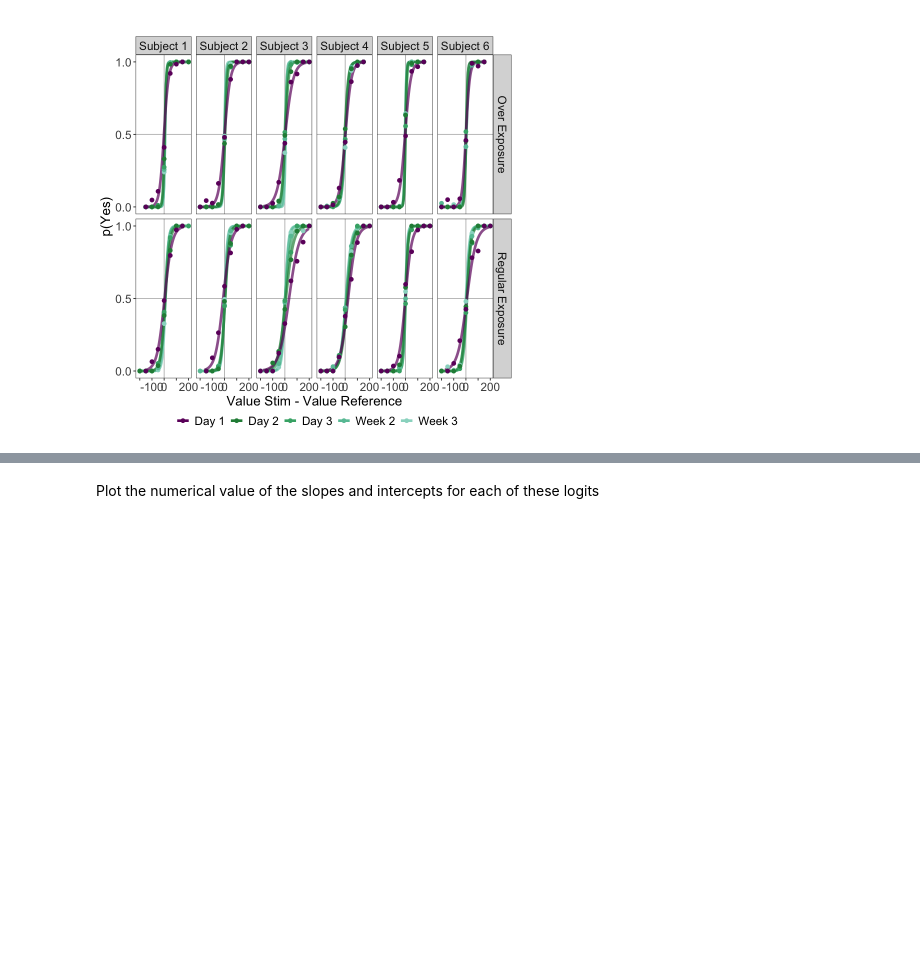
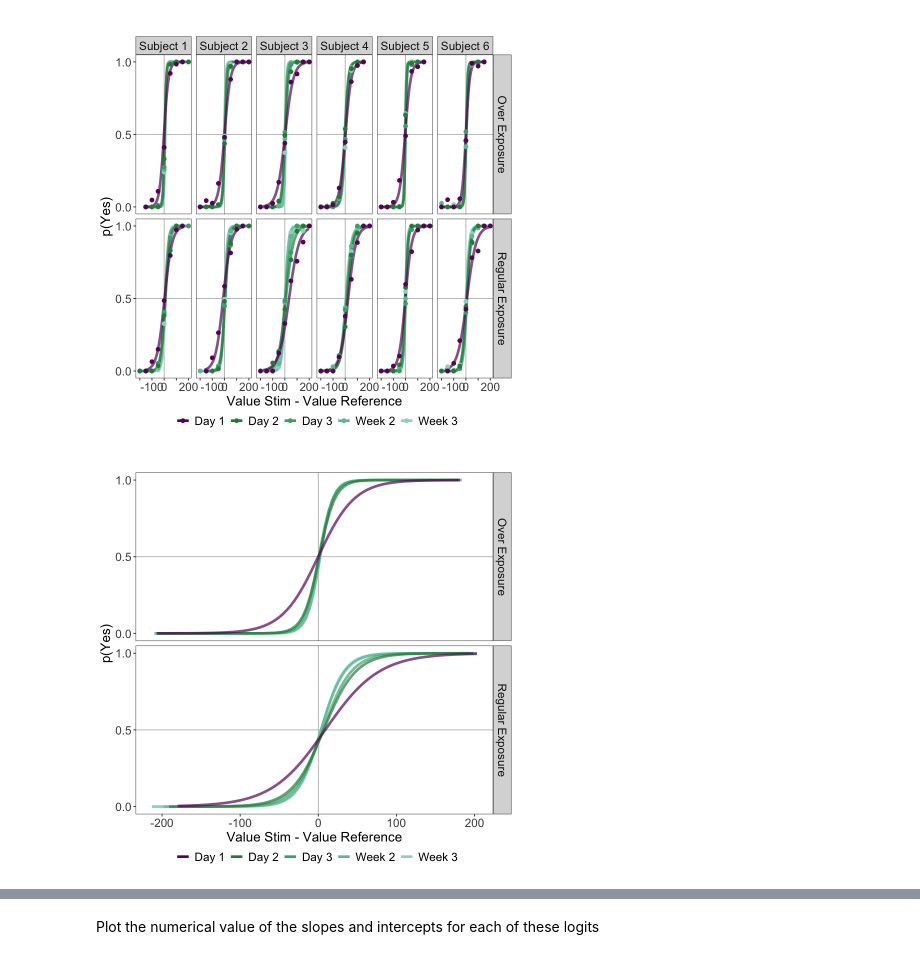
Before and after one commit to zenkavi/NovelVsRepeated, a Jupyter notebook: behavior/analysis/NB18_ISDN_talk.ipynb, the cells around one changed output, grey strips where cells are left out. Drawn from its saved outputs; the diff is of its cells as text; code cells hidden in the pictures; blank space fills up the shorter version.

Commit message:
added new figures to walkl through in talk

```diff
--- a/behavior/analysis/NB18_ISDN_talk.ipynb
+++ b/behavior/analysis/NB18_ISDN_talk.ipynb
@@ -177,3 +170,32 @@ Warning message:
 Warning message:
 "glm.fit: fitted probabilities numerically 0 or 1 occurred"
 [figure]
+# %%
+data_yn_clean%>%
+  mutate(time_bin = factor(time_bin, levels = c("Week 3", "Week 2", "Week 1", "Day 3", "Day 2", "Day 1"))) %>%
+  ggplot() +
+  geom_hline(aes(yintercept =.5), color="gray")+
+  geom_vline(aes(xintercept = 0), color="gray")+
+  geom_line(aes(val_diff, yesChosen, color = time_bin, alpha = time_bin), stat="smooth", method = "glm", method.args = list(family = "binomial"), formula = "y ~ x", se = FALSE, size = 1.5)+
+  facet_grid(type_chr ~ .)+
+  labs(x = "Value Stim - Value Reference", y = "p(Yes)", title="", color = "")+
+  theme(panel.grid = element_blank(),
+        legend.position = "bottom",
+        axis.text = element_text(size = 14),
+        strip.text = element_text(size = 14),
+        axis.title = element_text(size = 16),
+        legend.text = element_text(size = 14),
+        legend.box.margin=margin(t = -10),
+        legend.spacing.y = unit(-0.25, "cm"),
+        legend.box="vertical")+
+  scale_color_manual(values = c("#6e016b", "#238b45", "#41ae76", "#66c2a4", "#99d8c9"),
+                     breaks = c("Day 1", "Day 2", "Day 3", "Week 2", "Week 3"))+
+  scale_alpha_manual(values = c(1, .7, .7, .7, .7))+
+  scale_y_continuous(breaks = seq(0,1,.5))+
+  scale_x_continuous(breaks = c(-200, -100, 0, 100, 200),
+                     labels = c("-200", "-100", "0", "100", "200"))+
+  guides(alpha = "none")
+
+# ggsave(file=paste0(fig_out_path, 'cmc_yn_group_pYesOverValDiffAcrossTime.jpg'), height = 5, width = 7, units="in")
+# %% [output]
+[figure, added]
```
Also changed, not shown: parts of 7 cells of this notebook, 9 other files.
